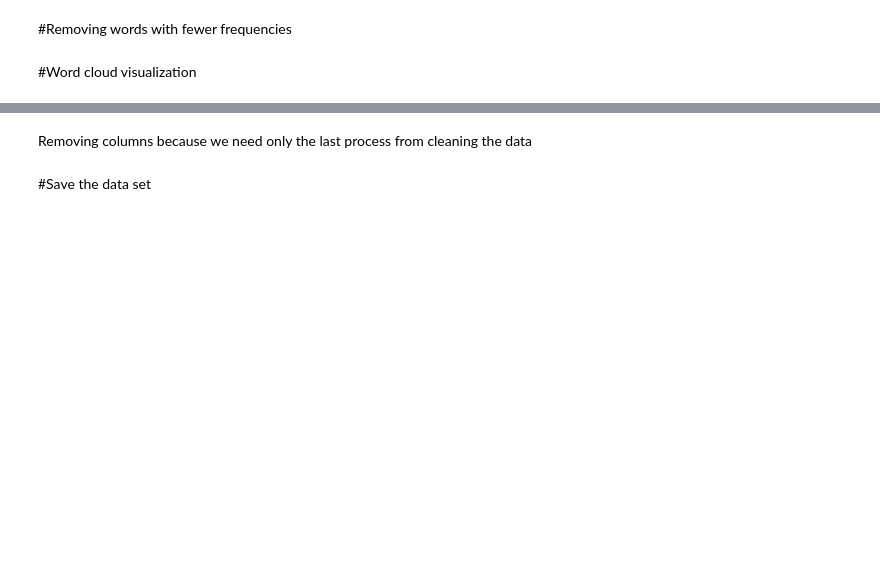
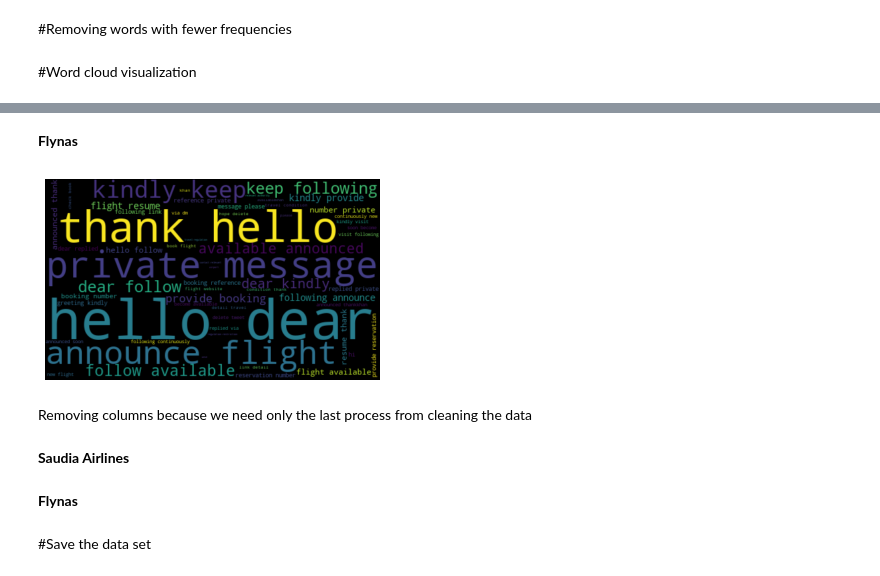
Before and after one commit to buthaina279/DS_Capstone_NLP, a Jupyter notebook: Collect_clean.ipynb, the cells around one changed output, grey strips where cells are left out. Drawn from its saved outputs; the diff is of its cells as text; code cells hidden in the pictures; blank space fills up the shorter version.

Commit message:
add flynas + try get more data +errors

```diff
--- a/Collect_clean.ipynb
+++ b/Collect_clean.ipynb
@@ -292,0 +436,3 @@ See the caveats in the documentation: https://pandas.pydata.org/pandas-docs/stab
+# %%
+flynas_airlines_en['Tweet_lemmatized'] = flynas_airlines_en['Tweet_tokenized'].apply(lambda x: lemmatize(x))
+flynas_airlines_en.head(10)
@@ -340,0 +522,3 @@ See the caveats in the documentation: https://pandas.pydata.org/pandas-docs/stab
+# %%
+flynas_airlines_en['Tweet_nonstop'] = flynas_airlines_en['Tweet_lemmatized'].apply(lambda x: remove_stopwords(x))
+flynas_airlines_en.head(10)
@@ -349,0 +574,2 @@ Unique words aft removing stop words :444
+# %%
+flynas_airlines_en['nonstop_documents'] = flynas_airlines_en['Tweet_nonstop'].apply(lambda x: join_tokens(x))
@@ -365,3 +598,17 @@ plt.show()
+# %% [markdown]
+**Flynas**
+# %%
+allWords = ''.join([str(twts) for twts in flynas_airlines_en['nonstop_documents']])
+wordCloud = WordCloud(width=500, height=300, random_state=21, max_font_size=110).generate(allWords)
+
+
+plt.imshow(wordCloud, interpolation="bilinear")
+plt.axis('off')
+plt.show()
+# %% [output]
+[figure, added]
 # %% [markdown]
 Removing columns because we need only the last process from cleaning the data
+# %% [markdown]
+**Saudia Airlines**
 # %%
@@ -368,0 +616,2 @@ saudia_airlines_en = saudia_airlines_en.drop(['Tweet_tokenized', 'Tweet_lemmatiz
+# %% [markdown]
+**Flynas**
```
Also changed, not shown: parts of 59 cells of this notebook.
